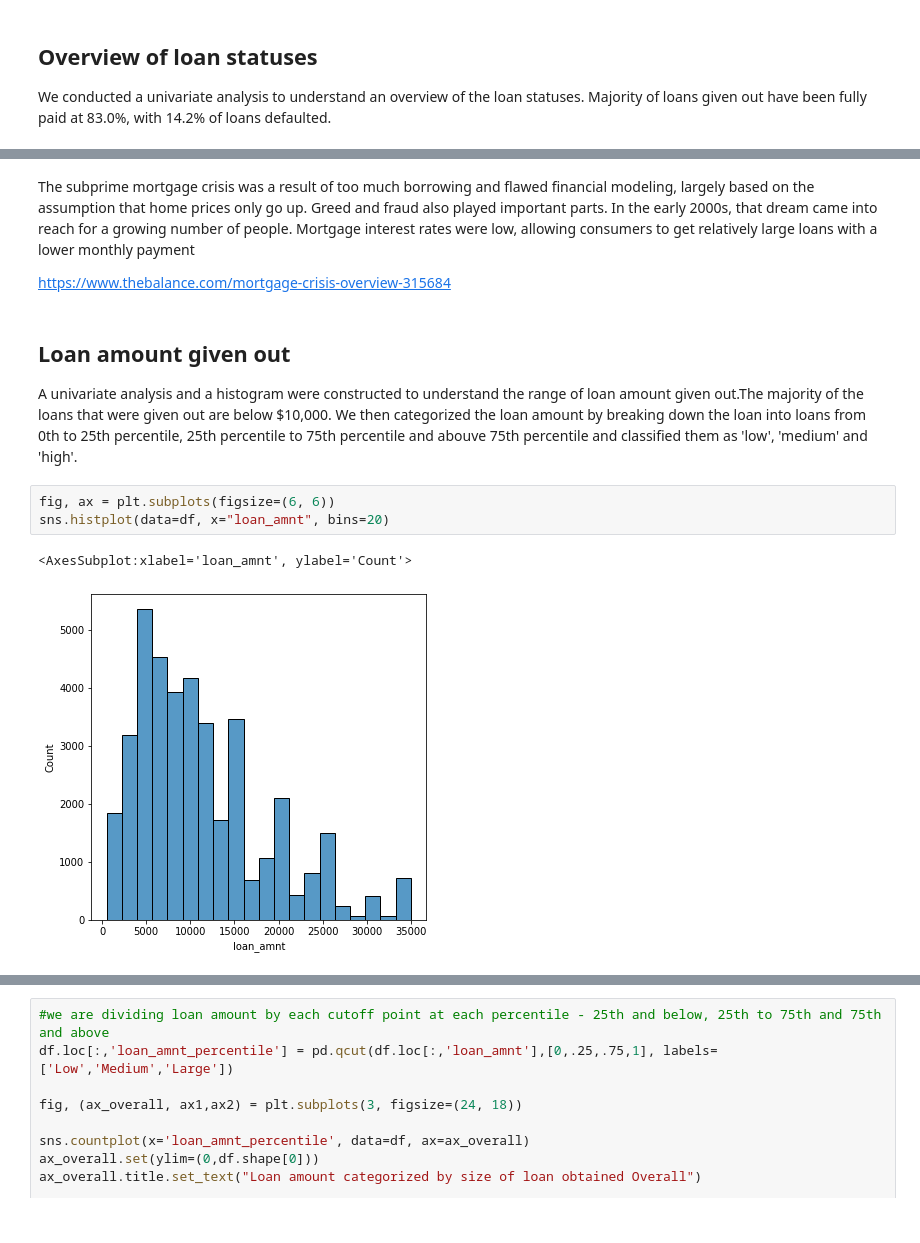
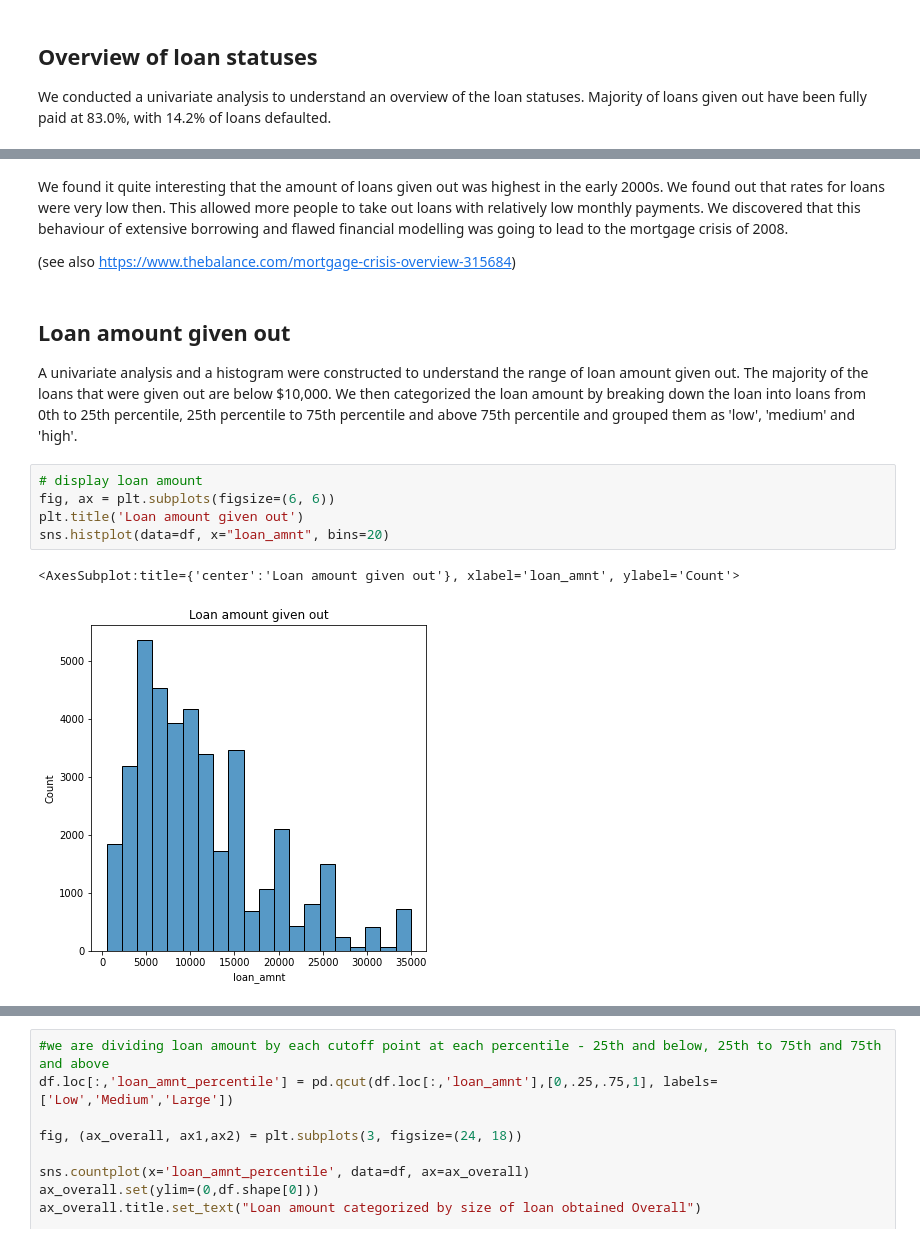
Before and after one commit to GeriNZ/lendingclub, a Jupyter notebook: Beng_Cheong_Cheong.ipynb, the cells around one changed output, grey strips where cells are left out. Cells and saved outputs as stored; diff of their text form.

Commit message:
add extra explanations and some visualisations

```diff
--- a/Beng_Cheong_Cheong.ipynb
+++ b/Beng_Cheong_Cheong.ipynb
@@ -245,14 +322,16 @@ fig.show('png')
-# %% [markdown]
-The subprime mortgage crisis was a result of too much borrowing and flawed financial modeling, largely based on the assumption that home prices only go up. Greed and fraud also played important parts.
-In the early 2000s, that dream came into reach for a growing number of people. Mortgage interest rates were low, allowing consumers to get relatively large loans with a lower monthly payment
-
-https://www.thebalance.com/mortgage-crisis-overview-315684
+# %% [markdown]
+We found it quite interesting that the amount of loans given out was highest in the early 2000s. We found out that rates for loans were very low then. This allowed more people to take out loans with relatively low monthly payments. We discovered that this behaviour of extensive borrowing and flawed financial modelling was going to lead to the mortgage crisis of 2008.
+
+
+(see also https://www.thebalance.com/mortgage-crisis-overview-315684)
 # %% [markdown]
 ## Loan amount given out
-A univariate analysis and a histogram were constructed to understand the range of loan amount given out.The majority of the loans that were given out are below $10,000. We then categorized the loan amount by breaking down the loan into loans from 0th to 25th percentile, 25th percentile to 75th percentile and abouve 75th percentile and classified them as 'low', 'medium' and 'high'.
+A univariate analysis and a histogram were constructed to understand the range of loan amount given out. The majority of the loans that were given out are below $10,000. We then categorized the loan amount by breaking down the loan into loans from 0th to 25th percentile, 25th percentile to 75th percentile and above 75th percentile and grouped them as 'low', 'medium' and 'high'.
 # %%
+# display loan amount
 fig, ax = plt.subplots(figsize=(6, 6))
+plt.title('Loan amount given out')
 sns.histplot(data=df, x="loan_amnt", bins=20)
 # %% [output]
-<AxesSubplot:xlabel='loan_amnt', ylabel='Count'>
+<AxesSubplot:title={'center':'Loan amount given out'}, xlabel='loan_amnt', ylabel='Count'>
-[figure, old version]
+[figure, new version]
```
Also changed, not shown: parts of 40 cells of this notebook, 2 other files.
